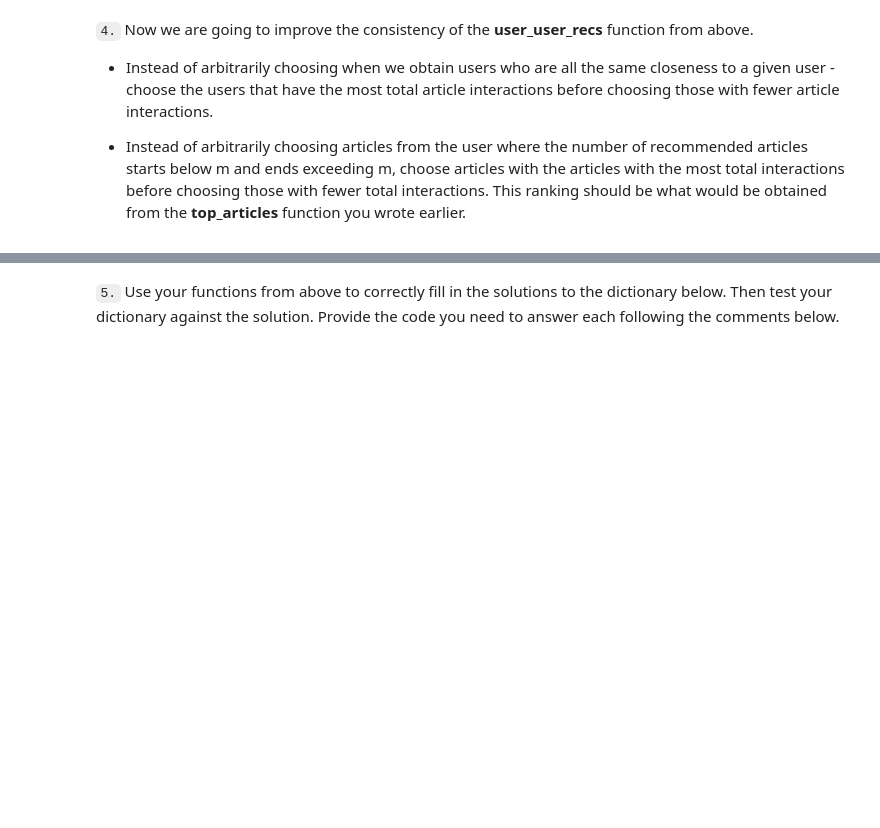
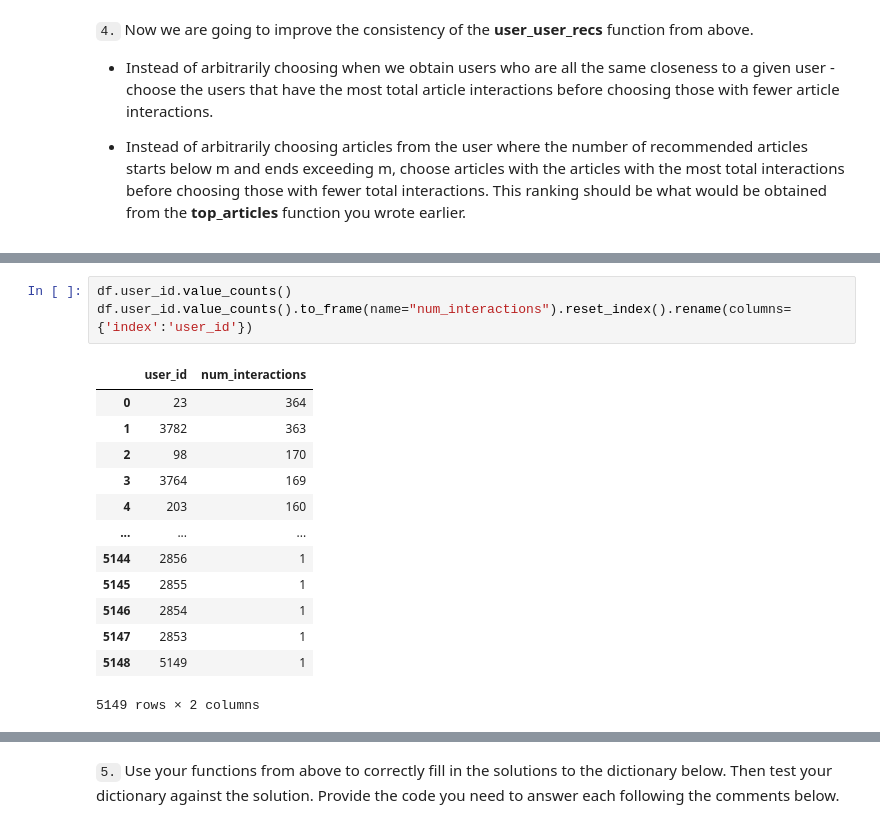
Before and after one commit to Aleaume/Udactiy_DataSc_P3, a Jupyter notebook: Recommendations_with_IBM.ipynb, the cells around one changed output, grey strips where cells are left out. Cells and saved outputs as stored; diff of their text form; blank space fills up the shorter version.

```diff
--- a/Recommendations_with_IBM.ipynb
+++ b/Recommendations_with_IBM.ipynb
@@ -745,3 +772,20 @@ If this is all you see, you passed all of our tests!  Nice job!
+# %%
+df.user_id.value_counts()
+df.user_id.value_counts().to_frame(name="num_interactions").reset_index().rename(columns={'index':'user_id'})
+# %% [output]
+|  | user_id | num_interactions |
+| 0 | 23 | 364 |
+| 1 | 3782 | 363 |
+| 2 | 98 | 170 |
+| 3 | 3764 | 169 |
+| 4 | 203 | 160 |
+| ... | ... | ... |
+| 5144 | 2856 | 1 |
+| 5145 | 2855 | 1 |
+| 5146 | 2854 | 1 |
+| 5147 | 2853 | 1 |
+| 5148 | 5149 | 1 |
+5149 rows × 2 columns
 # %%
 def get_top_sorted_users(user_id, df=df, user_item=user_item):
     '''
```
Also changed, not shown: parts of 14 cells of this notebook.
